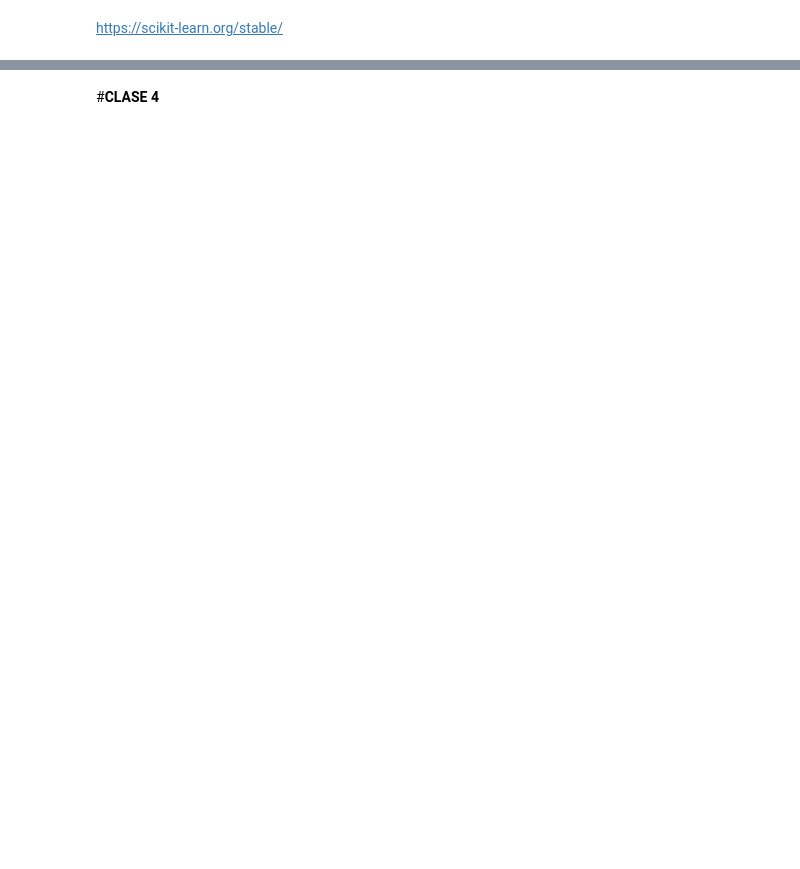
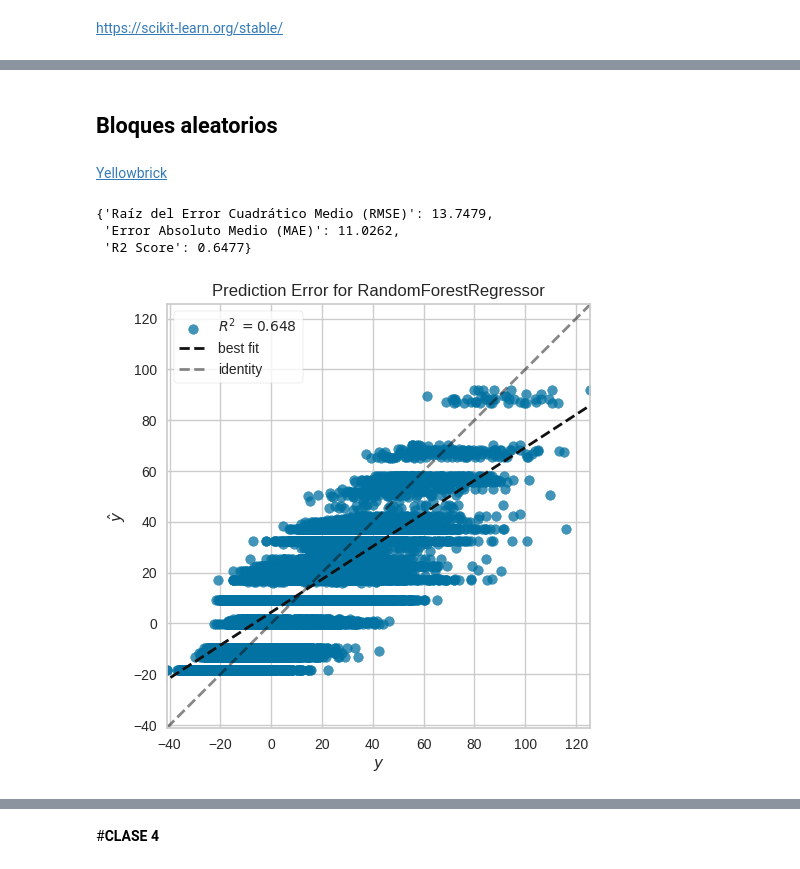
Before and after one commit to Daimond92/python_data_science, a Jupyter notebook: optimización_aeroportuaria.ipynb, the cells around one changed output, grey strips where cells are left out. Saved outputs shown, nothing was run; the diff lists cells and outputs as text; code cells hidden in the pictures; blank space fills up the shorter version.

Commit message:
Test model champion

```diff
--- a/optimización_aeroportuaria.ipynb
+++ b/optimización_aeroportuaria.ipynb
@@ -372,2 +380,10 @@ df.sample(10)
 # %% [markdown]
 https://scikit-learn.org/stable/
+# %%
+X = df.drop(['delay'], axis=1)
+y = df['delay']
+
+X_train, X_test, y_train, y_test = train_test_split(X, y, test_size=0.3, random_state=42)
+
+baseline = DummyRegressor(strategy='mean')
+baseline.fit(X_train, y_train)
@@ -373,0 +415,28 @@ https://scikit-learn.org/stable/
+# %%
+estrategias = ["mean", "median", ("quantile", 0.25), ("constant", 10.0)]
+
+resultados = {}
+
+for estrategia in estrategias:
+    if isinstance(estrategia, tuple):
+        estrategia, valor = estrategia
+        if estrategia == "quantile":
+            model_dummy = DummyRegressor(strategy=estrategia, quantile=valor)
+        else:
+            model_dummy = DummyRegressor(strategy=estrategia, constant=valor)
+    else:
+        model_dummy = DummyRegressor(strategy=estrategia)
+
+    model_dummy.fit(X_train, y_train)
+
+    y_pred_dummy = model_dummy.predict(X_test)
+
+    metricas = calcular_regresion(y_test, y_pred_dummy)
+
+    resultados[estrategia] = metricas
+
+for estrategia, metricas in resultados.items():
+    print(f"Estrategia: {estrategia}")
+    for metrica, valor in metricas.items():
+        print(f"{metrica}: {valor}")
+    print("\n")
@@ -373,0 +461,18 @@ https://scikit-learn.org/stable/
+# %% [markdown]
+## Bloques aleatorios
+# %% [markdown]
+[Yellowbrick](https://www.scikit-yb.org/en/latest/)
+# %%
+modelo = RandomForestRegressor(max_depth=5, random_state=42)
+modelo.fit(X_train, y_train)
+ypred = modelo.predict(X_test)
+resultados_rf = calcular_regresion(y_test, ypred)
+resultados_rf
+# %% [output]
+{'Raíz del Error Cuadrático Medio (RMSE)': 13.7479,
+ 'Error Absoluto Medio (MAE)': 11.0262,
+ 'R2 Score': 0.6477}
+# %%
+visuallizar = prediction_error(modelo, X_train, y_train, X_test, y_test);
+# %% [output]
+[figure, added]
```
Also changed, not shown: parts of 36 cells of this notebook.
